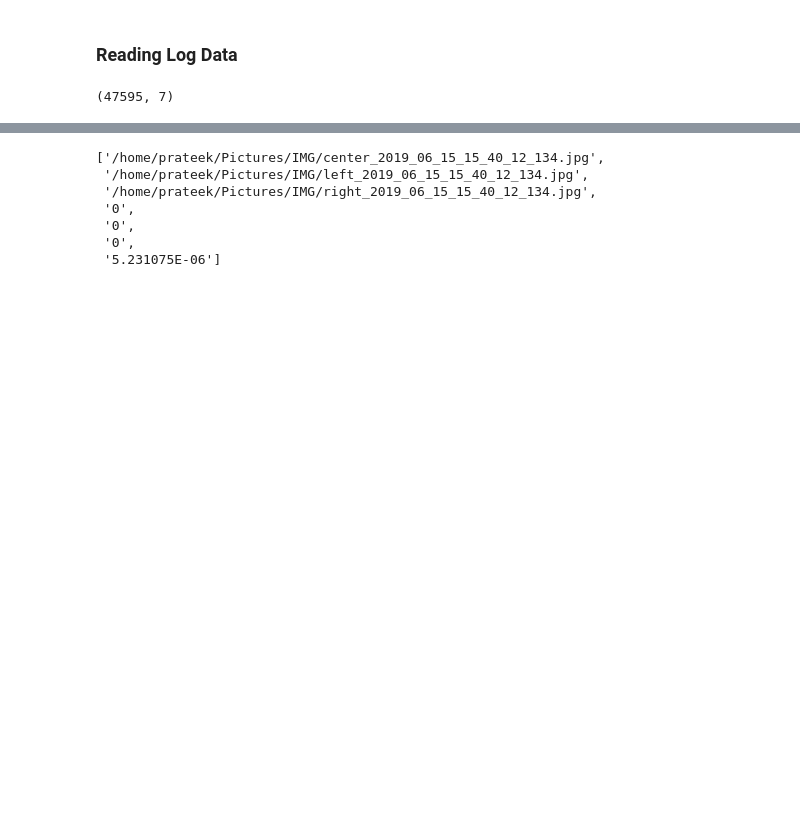
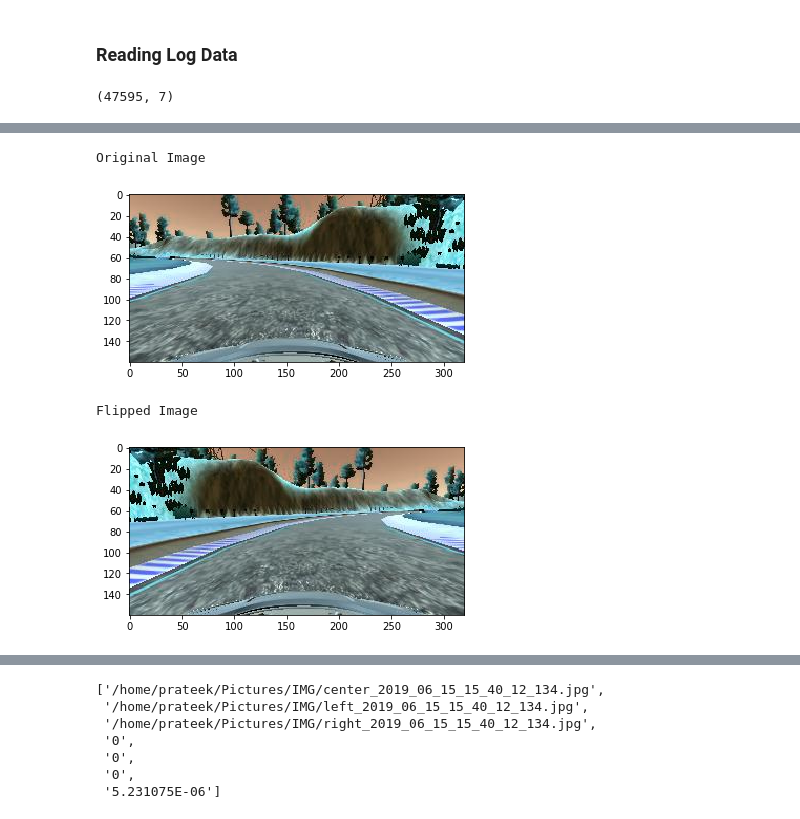
Before and after one commit to SmokeShine/CarND-Behavioral-Cloning-P3, a Jupyter notebook: Behavioral Model.ipynb, the cells around one changed output, grey strips where cells are left out. Saved outputs shown, nothing was run; the diff lists cells and outputs as text; code cells hidden in the pictures; blank space fills up the shorter version.

Commit message:
Added Augumentation Images

```diff
--- a/Behavioral Model.ipynb
+++ b/Behavioral Model.ipynb
@@ -23,7 +23,7 @@ from sklearn.utils import shuffle
 # %% [markdown]
 ### Reading Log Data
 # %%
-filelist=pd.read_csv('../../../Pictures/driving_log.csv',\
+filelist=pd.read_csv('../../Pictures/driving_log.csv',\
                      header=None,names=['center','left','right','steering_angle','throttle','brake','speed'])
 # %%
 filelist.shape
@@ -38,3 +38,16 @@ filelist.head(5)
 | 2 | /home/prateek/Pictures/IMG/center... | /home/prateek/Pictures/IMG/left_2... | /home/prateek/Pictures/IMG/right_... | 0.0 | 0.0 | 0.0 | 0.000001 |
 | 3 | /home/prateek/Pictures/IMG/center... | /home/prateek/Pictures/IMG/left_2... | /home/prateek/Pictures/IMG/right_... | 0.0 | 0.0 | 0.0 | 0.000001 |
 | 4 | /home/prateek/Pictures/IMG/center... | /home/prateek/Pictures/IMG/left_2... | /home/prateek/Pictures/IMG/right_... | 0.0 | 0.0 | 0.0 | 0.000006 |
+# %%
+sample1=cv2.imread(filelist.center[0])
+print("Original Image")
+plt.imshow(sample1)
+plt.show()
+print("Flipped Image")
+plt.imshow(cv2.flip(sample1,1))
+plt.show()
+# %% [output]
+Original Image
+[figure, added]
+Flipped Image
+[figure, added]
```
Also changed, not shown: parts of 3 cells of this notebook, 9 other files.
